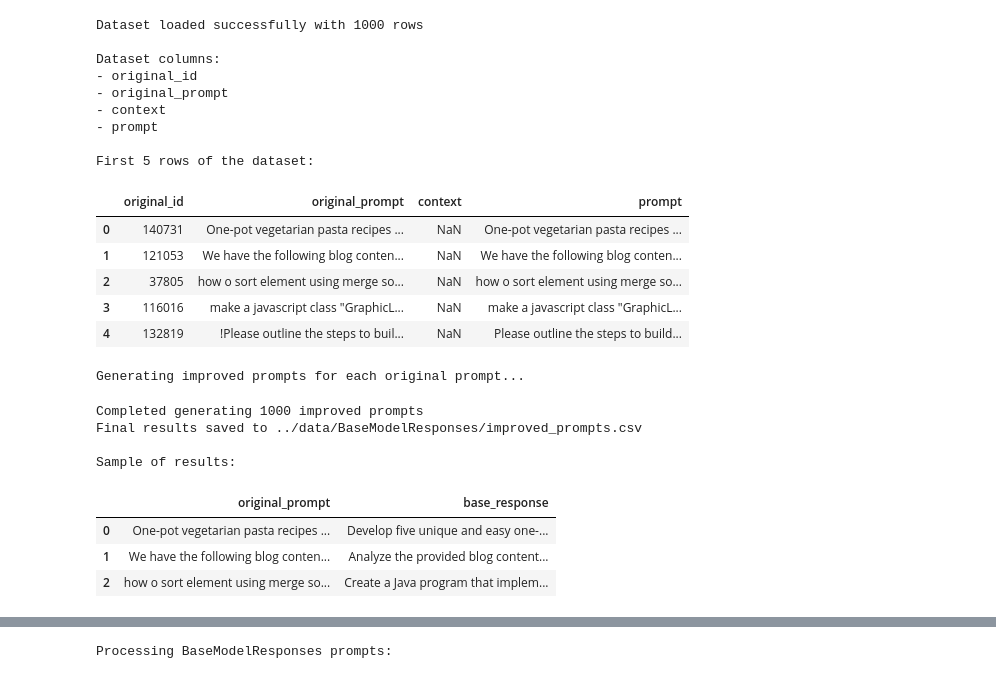
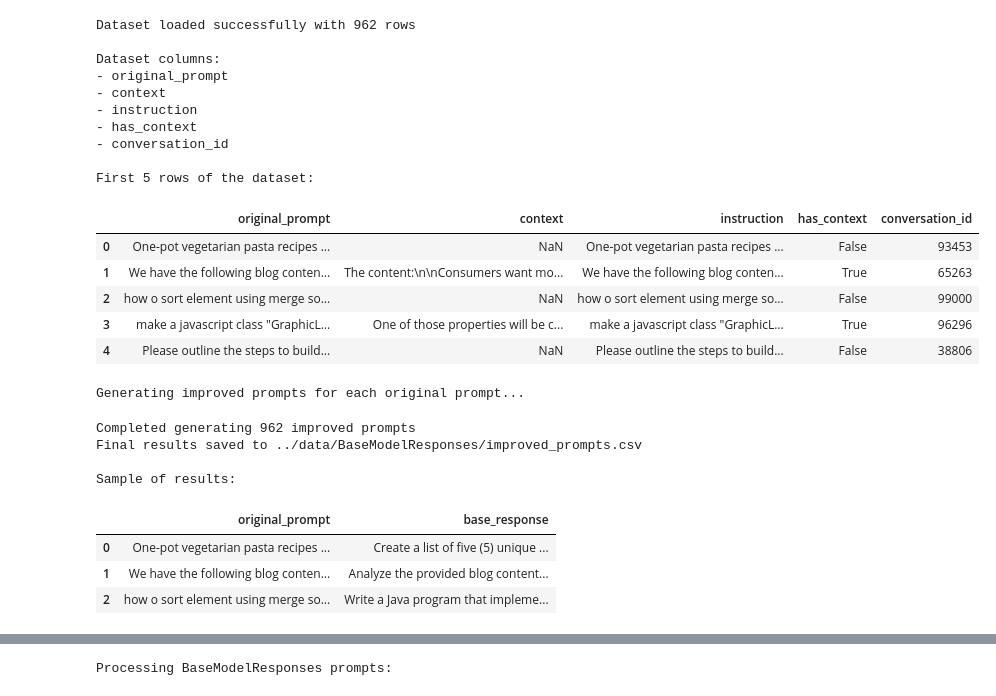
Before and after one commit to megemann/oneprompted, a Jupyter notebook: notebooks/Responses.ipynb, the cells around one changed output, grey strips where cells are left out. Saved outputs shown, nothing was run; the diff lists cells and outputs as text; code cells hidden in the pictures.

Commit message:
Add Documenation, Redo Responses for cleaned testing data, Add prompt training 2.0

```diff
--- a/notebooks/Responses.ipynb
+++ b/notebooks/Responses.ipynb
@@ -87,46 +87,45 @@ Imagine you're talking to a 5-year-old. Explain Artificial Intelligence (AI) in
 # %%
 import pandas as pd
 
 # Load the ShareGPT dataset from CSV
 try:
     # Define the path to the CSV file
-    csv_path = "../data/ShareGPT/testing_prompts_cleaned.csv"
+    csv_path = "../data/Prompt_Training_2.0/seperated_test_data.csv"
 
     # Load the CSV file into a pandas DataFrame
     df_sharegpt = pd.read_csv(csv_path)
 
     # Display basic information about the dataset
     print(f"Dataset loaded successfully with {len(df_sharegpt)} rows")
     print("\nDataset columns:")
     for col in df_sharegpt.columns:
         print(f"- {col}")
 
     # Display the first few rows of the dataset
     print("\nFirst 5 rows of the dataset:")
     display(df_sharegpt.head())
 
-    df_sharegpt.drop(columns=['context', 'prompt'], inplace=True)
-
 except FileNotFoundError:
-    print(f"Error: The file at '../data/ShareGPT/separated_prompts_clean.csv' was not found.")
+    print(f"Error: The file at '../data/Prompt_Training_2.0/seperated_test_data.csv' was not found.")
 except Exception as e:
     print(f"An error occurred while loading the dataset: {str(e)}")
 # %% [output]
-Dataset loaded successfully with 1000 rows
+Dataset loaded successfully with 962 rows
 
 Dataset columns:
-- original_id
 - original_prompt
 - context
-- prompt
+- instruction
+- has_context
+- conversation_id
 
 First 5 rows of the dataset:
-|  | original_id | original_prompt | context | prompt |
-| 0 | 140731 | One-pot vegetarian pasta recipes ... | NaN | One-pot vegetarian pasta recipes ... |
-| 1 | 121053 | We have the following blog conten... | NaN | We have the following blog conten... |
-| 2 | 37805 | how o sort element using merge so... | NaN | how o sort element using merge so... |
-| 3 | 116016 | make a javascript class "GraphicL... | NaN | make a javascript class "GraphicL... |
-| 4 | 132819 | !Please outline the steps to buil... | NaN | Please outline the steps to build... |
+|  | original_prompt | context | instruction | has_context | conversation_id |
+| 0 | One-pot vegetarian pasta recipes ... | NaN | One-pot vegetarian pasta recipes ... | False | 93453 |
+| 1 | We have the following blog conten... | The content:\n\nConsumers want mo... | We have the following blog conten... | True | 65263 |
+| 2 | how o sort element using merge so... | NaN | how o sort element using merge so... | False | 99000 |
+| 3 | make a javascript class "GraphicL... | One of those properties will be c... | make a javascript class "GraphicL... | True | 96296 |
+| 4 | Please outline the steps to build... | NaN | Please outline the steps to build... | False | 38806 |
 # %%
 # Apply the generate_response function to each original_prompt in the dataframe
 # This will create a new column 'base_response' with the improved prompts
@@ -169,14 +168,14 @@ print("\nSample of results:")
 display(df_sharegpt[['original_prompt', 'base_response']].head(3))
 # %% [output]
 Generating improved prompts for each original prompt...
-Completed generating 1000 improved prompts
+Completed generating 962 improved prompts
 Final results saved to ../data/BaseModelResponses/improved_prompts.csv
 
 Sample of results:
 |  | original_prompt | base_response |
-| 0 | One-pot vegetarian pasta recipes ... | Develop five unique and easy one-... |
+| 0 | One-pot vegetarian pasta recipes ... | Create a list of five (5) unique ... |
 | 1 | We have the following blog conten... | Analyze the provided blog content... |
-| 2 | how o sort element using merge so... | Create a Java program that implem... |
+| 2 | how o sort element using merge so... | Write a Java program that impleme... |
 # %%
 import os
 from google import genai
```
Also changed, not shown: parts of 10 cells of this notebook, 26 other files.
